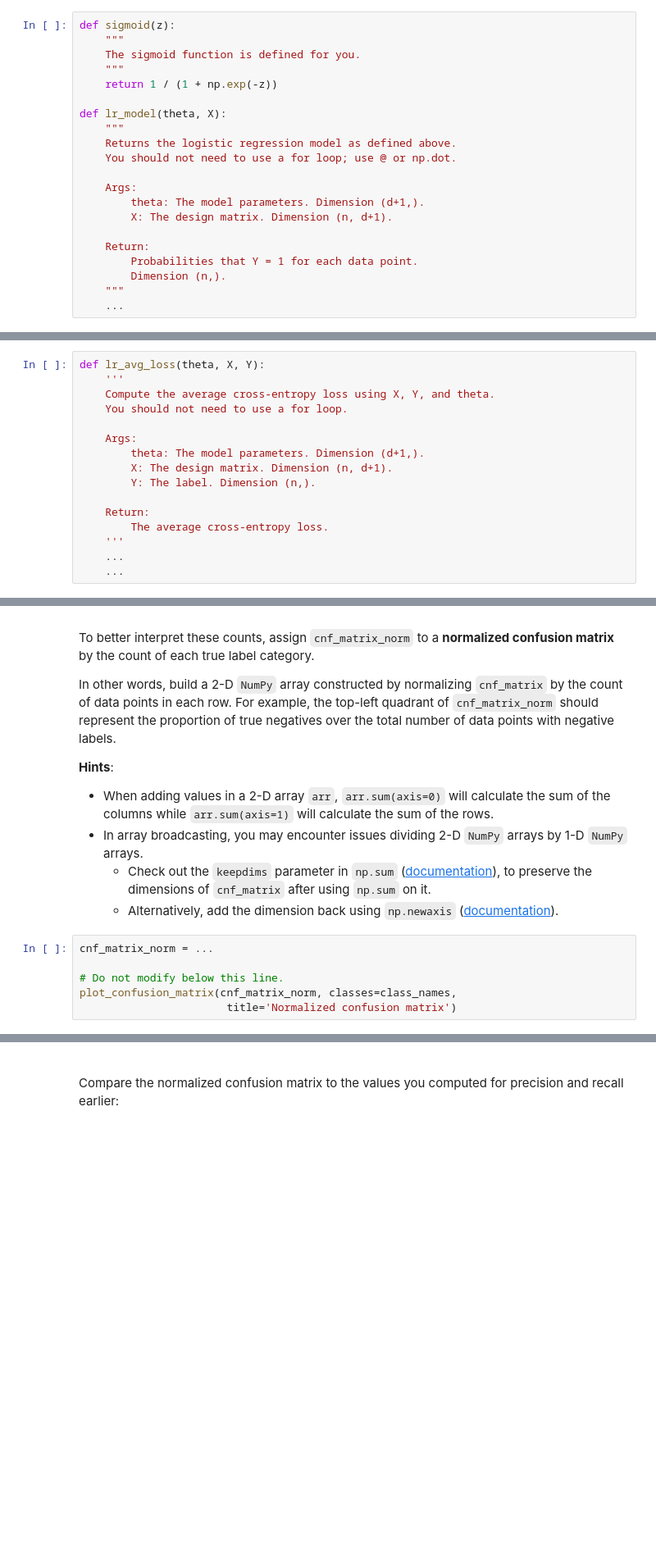
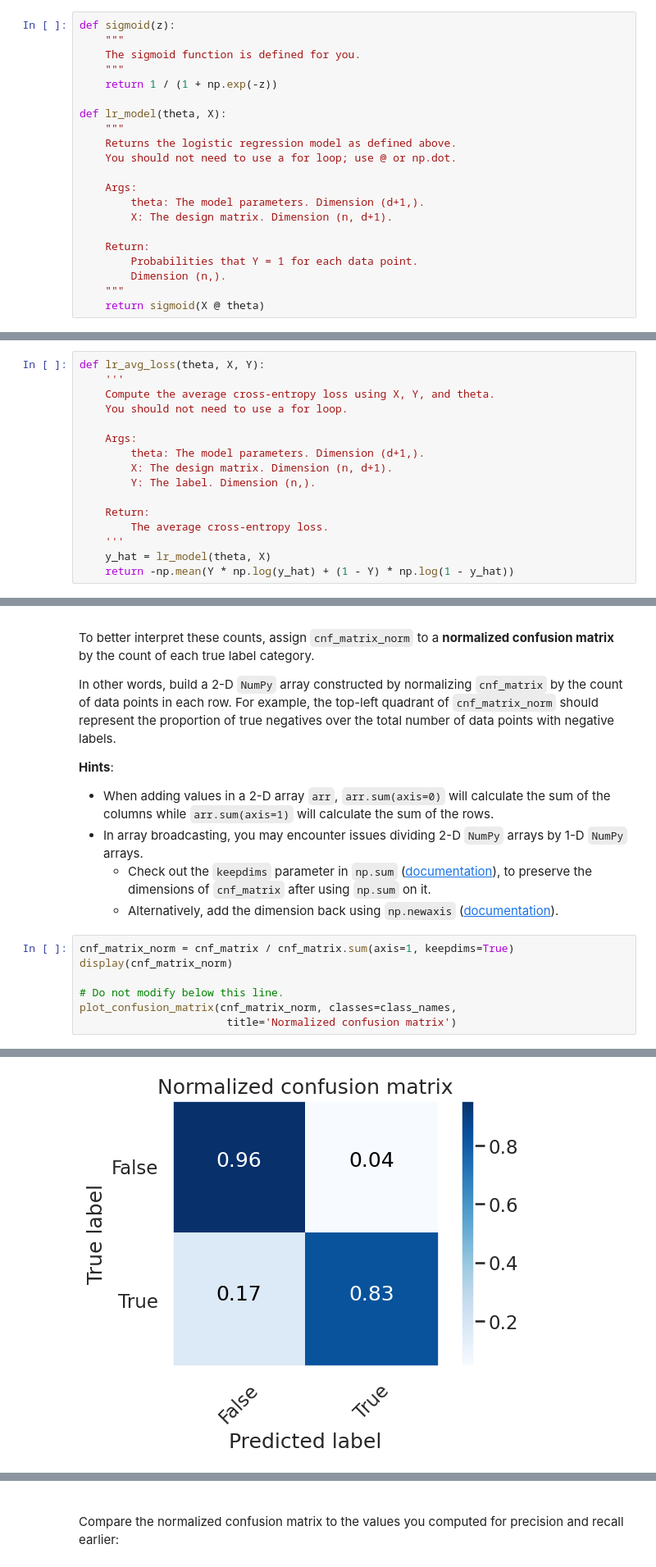
Before and after one commit to zaddle55/sp26-ds100-material, a Jupyter notebook: lab/lab10/lab10.ipynb, the cells around one changed output, grey strips where cells are left out. Shown at 82% size. Cells and saved outputs as stored; diff of their text form; blank space fills up the shorter version.

```diff
--- a/lab/lab10/lab10.ipynb
+++ b/lab/lab10/lab10.ipynb
@@ -165,6 +200,6 @@ def lr_model(theta, X):
         Probabilities that Y = 1 for each data point.
         Dimension (n,).
     """
-    ...
+    return sigmoid(X @ theta)
 # %%
 grader.check("q1a")
@@ -199,7 +236,7 @@ def lr_avg_loss(theta, X, Y):
     Return:
         The average cross-entropy loss.
     '''
-    ...
-    ...
+    y_hat = lr_model(theta, X)
+    return -np.mean(Y * np.log(y_hat) + (1 - Y) * np.log(1 - y_hat))
 # %%
 grader.check("q1b")
@@ -588,8 +713,10 @@ In other words, build a 2-D `NumPy` array constructed by normalizing `cnf_matrix
     * Check out the `keepdims` parameter in `np.sum` ([documentation](https://numpy.org/doc/stable/reference/generated/numpy.sum.html)), to preserve the dimensions of `cnf_matrix` after using `np.sum` on it.
     * Alternatively, add the dimension back using `np.newaxis` ([documentation](https://numpy.org/doc/stable/reference/constants.html#numpy.newaxis)).
 # %%
-cnf_matrix_norm = ...
+cnf_matrix_norm = cnf_matrix / cnf_matrix.sum(axis=1, keepdims=True)
+display(cnf_matrix_norm)
 
 # Do not modify below this line.
 plot_confusion_matrix(cnf_matrix_norm, classes=class_names,
                        title='Normalized confusion matrix')
+# %% [output]
@@ -596,2 +725,3 @@ plot_confusion_matrix(cnf_matrix_norm, classes=class_names,
+[figure, added]
 # %%
 grader.check("q3d")
```
Also changed, not shown: parts of 31 cells of this notebook.
